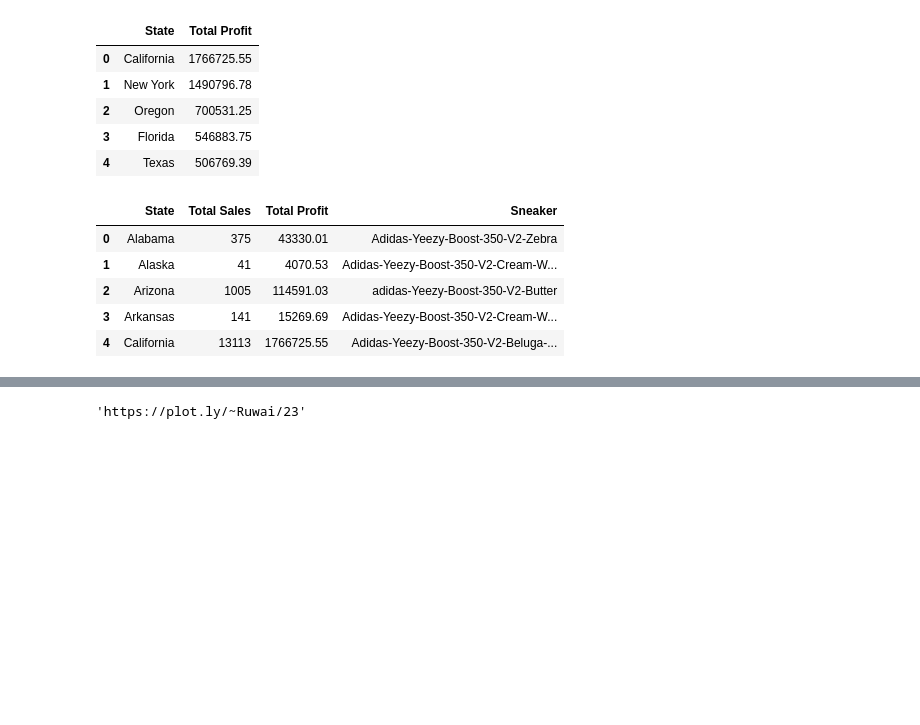
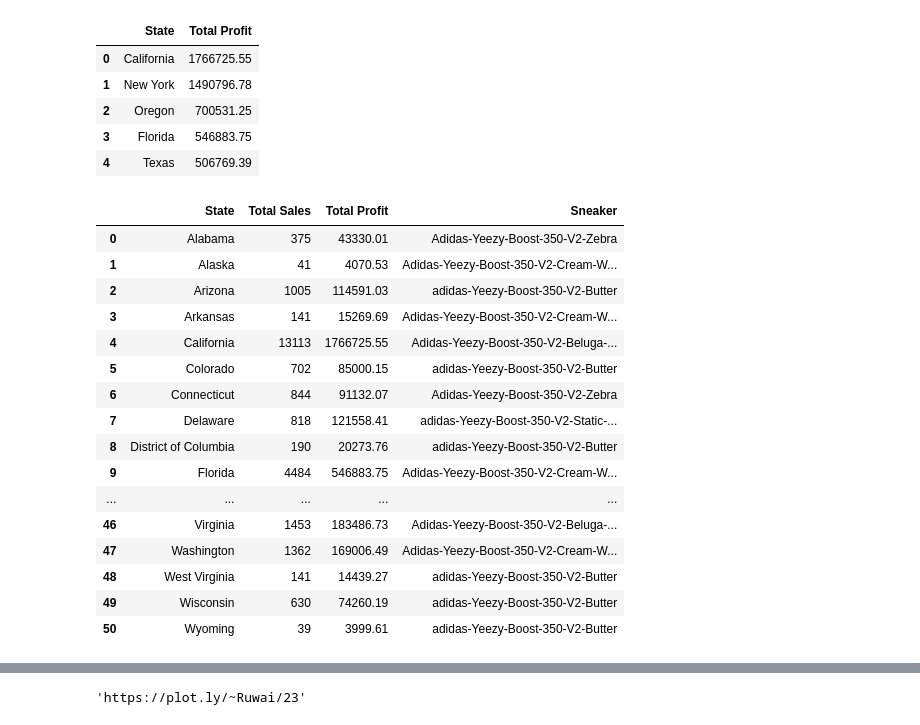
Before and after one commit to sealuwee/stockx-eda-2019, a Jupyter notebook: StockX EDA.ipynb, the cells around one changed output, grey strips where cells are left out. Saved outputs shown, nothing was run; the diff lists cells and outputs as text; code cells hidden in the pictures; blank space fills up the shorter version.

```diff
--- a/StockX EDA.ipynb
+++ b/StockX EDA.ipynb
@@ -373,12 +373,25 @@ test.head()
 # %%
 yeezy_df = pd.merge(yeezy_copy,test,on='State',sort='True',how='inner')
 yeezy_df = pd.merge(yeezy_df, new_df, on='State',sort='True',how='inner')
 yeezy_df.head()
 ### YUHH
+
+yeezy_df
 # %% [output]
 |  | State | Total Sales | Total Profit | Sneaker |
 | 0 | Alabama | 375 | 43330.01 | Adidas-Yeezy-Boost-350-V2-Zebra |
 | 1 | Alaska | 41 | 4070.53 | Adidas-Yeezy-Boost-350-V2-Cream-W... |
 | 2 | Arizona | 1005 | 114591.03 | adidas-Yeezy-Boost-350-V2-Butter |
 | 3 | Arkansas | 141 | 15269.69 | Adidas-Yeezy-Boost-350-V2-Cream-W... |
 | 4 | California | 13113 | 1766725.55 | Adidas-Yeezy-Boost-350-V2-Beluga-... |
+| 5 | Colorado | 702 | 85000.15 | adidas-Yeezy-Boost-350-V2-Butter |
+| 6 | Connecticut | 844 | 91132.07 | Adidas-Yeezy-Boost-350-V2-Zebra |
+| 7 | Delaware | 818 | 121558.41 | adidas-Yeezy-Boost-350-V2-Static-... |
+| 8 | District of Columbia | 190 | 20273.76 | adidas-Yeezy-Boost-350-V2-Butter |
+| 9 | Florida | 4484 | 546883.75 | Adidas-Yeezy-Boost-350-V2-Cream-W... |
+| ... | ... | ... | ... | ... |
+| 46 | Virginia | 1453 | 183486.73 | Adidas-Yeezy-Boost-350-V2-Beluga-... |
+| 47 | Washington | 1362 | 169006.49 | Adidas-Yeezy-Boost-350-V2-Cream-W... |
+| 48 | West Virginia | 141 | 14439.27 | adidas-Yeezy-Boost-350-V2-Butter |
+| 49 | Wisconsin | 630 | 74260.19 | adidas-Yeezy-Boost-350-V2-Butter |
+| 50 | Wyoming | 39 | 3999.61 | adidas-Yeezy-Boost-350-V2-Butter |
```
Also changed, not shown: parts of 3 cells of this notebook.
